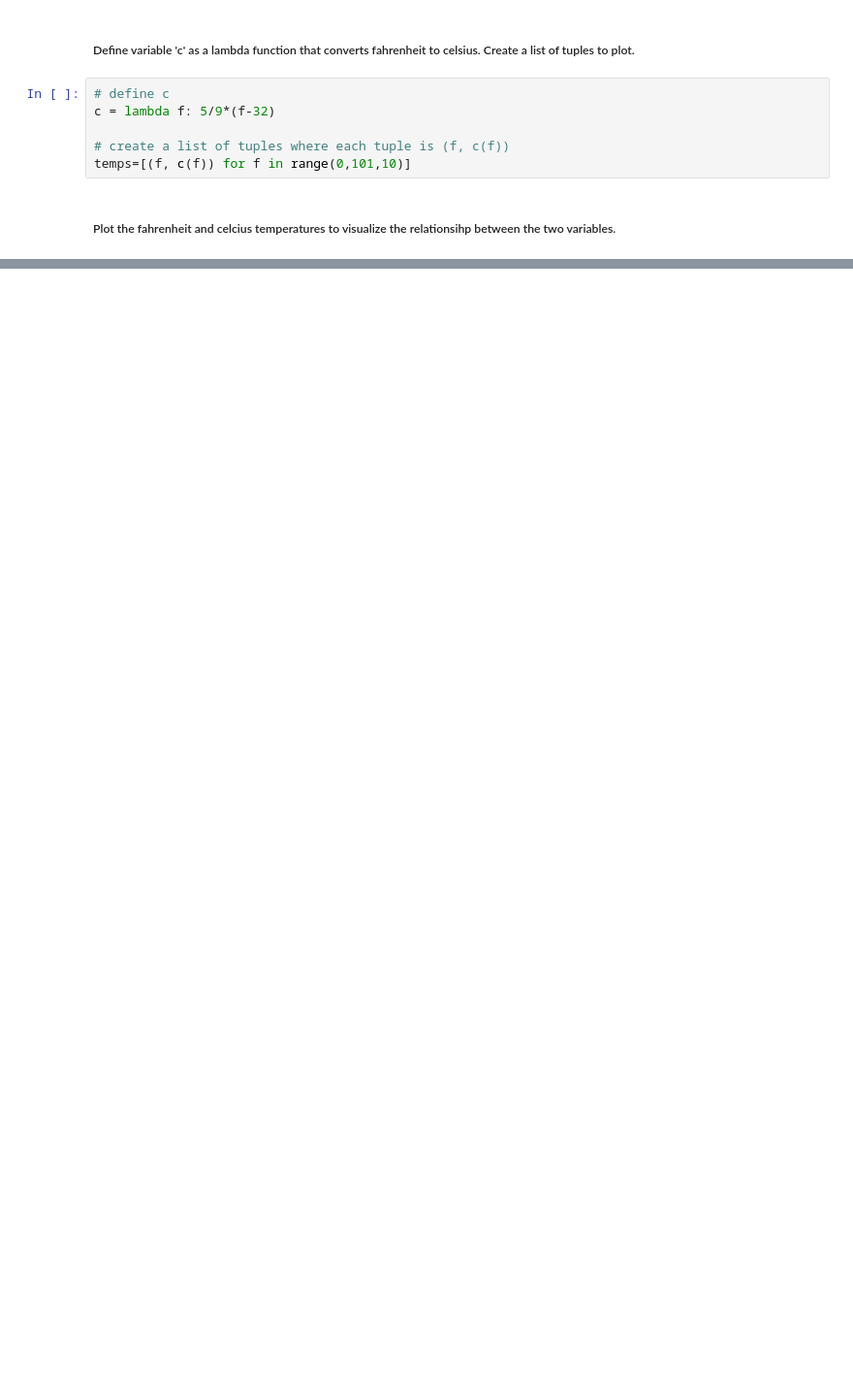
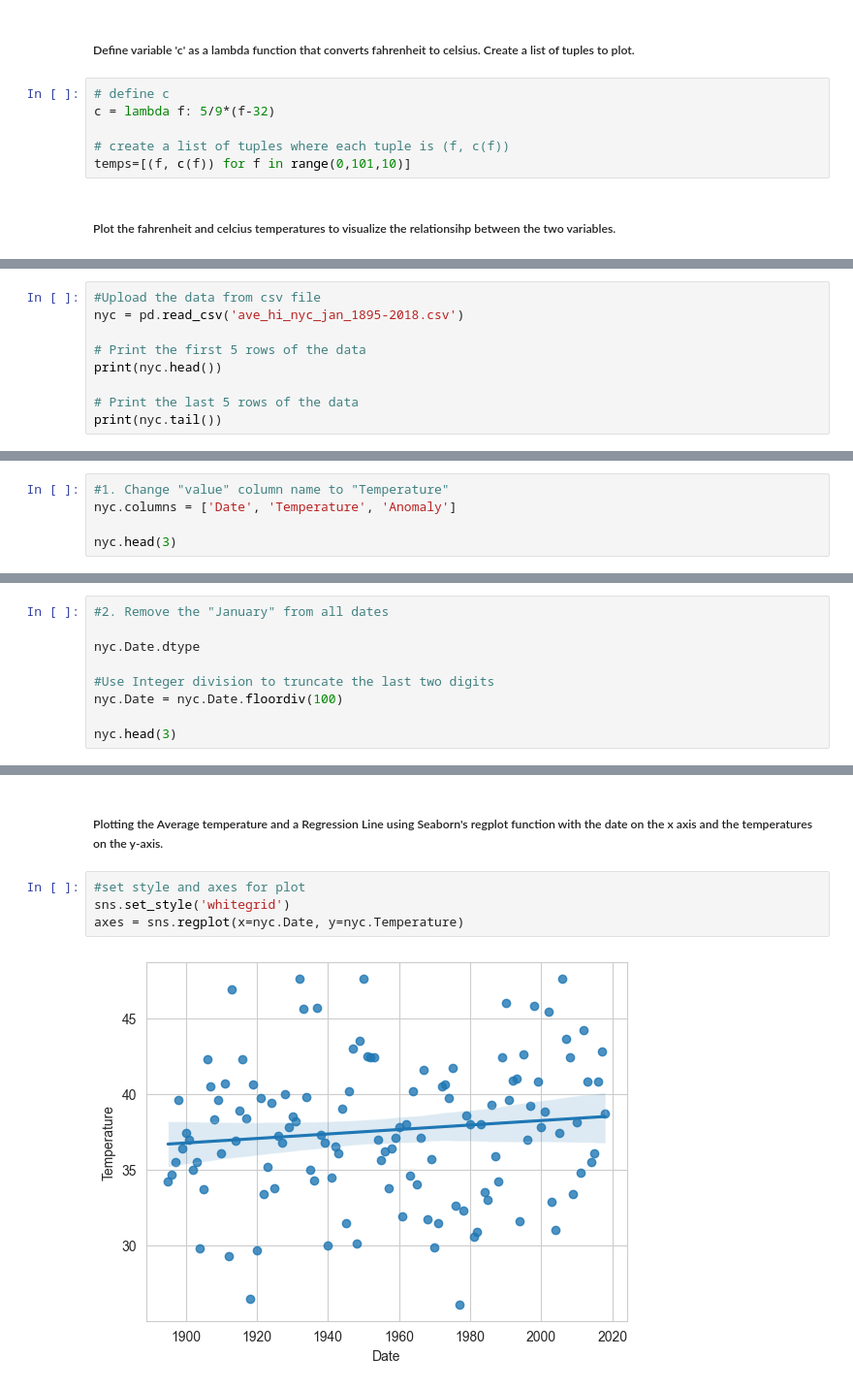
Before and after one commit to JackieGanyo/datafun-07-ml, a Jupyter notebook: JGanyo_ml.ipynb, the cells around one changed output, grey strips where cells are left out. Shown at 97% size. Cells and saved outputs as stored; diff of their text form; blank space fills up the shorter version.

```diff
--- a/JGanyo_ml.ipynb
+++ b/JGanyo_ml.ipynb
@@ -35,0 +37,9 @@ y_label = axes.set_ylabel('Celsius')
+# %%
+#Upload the data from csv file
+nyc = pd.read_csv('ave_hi_nyc_jan_1895-2018.csv')
+
+# Print the first 5 rows of the data
+print(nyc.head())
+
+# Print the last 5 rows of the data
+print(nyc.tail())
@@ -35,0 +63,5 @@ y_label = axes.set_ylabel('Celsius')
+# %%
+#1. Change "value" column name to "Temperature"
+nyc.columns = ['Date', 'Temperature', 'Anomaly']
+
+nyc.head(3)
@@ -35,0 +73,9 @@ y_label = axes.set_ylabel('Celsius')
+# %%
+#2. Remove the "January" from all dates
+
+nyc.Date.dtype
+
+#Use Integer division to truncate the last two digits
+nyc.Date = nyc.Date.floordiv(100)
+
+nyc.head(3)
@@ -35,0 +136,8 @@ y_label = axes.set_ylabel('Celsius')
+# %% [markdown]
+##### Plotting the Average temperature and a Regression Line using Seaborn's regplot function with the date on the x axis and the temperatures on the y-axis.
+# %%
+#set style and axes for plot
+sns.set_style('whitegrid')
+axes = sns.regplot(x=nyc.Date, y=nyc.Temperature)
+# %% [output]
+[figure, added]
```
Also changed, not shown: parts of 17 cells of this notebook, 1 other file.
